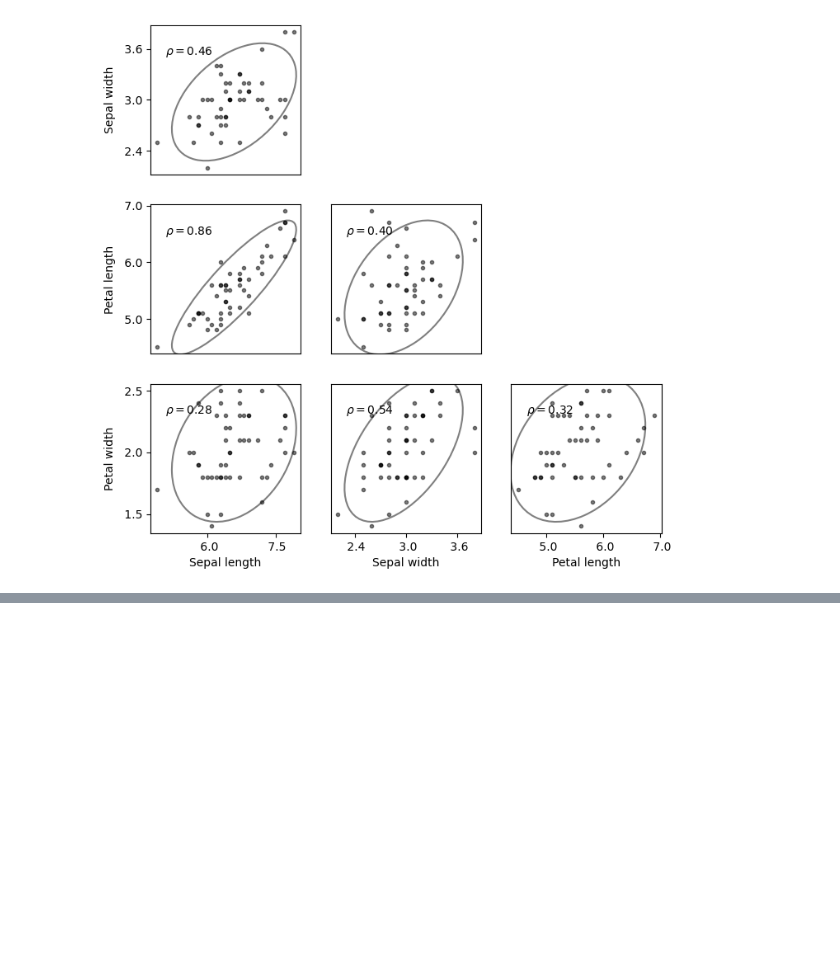
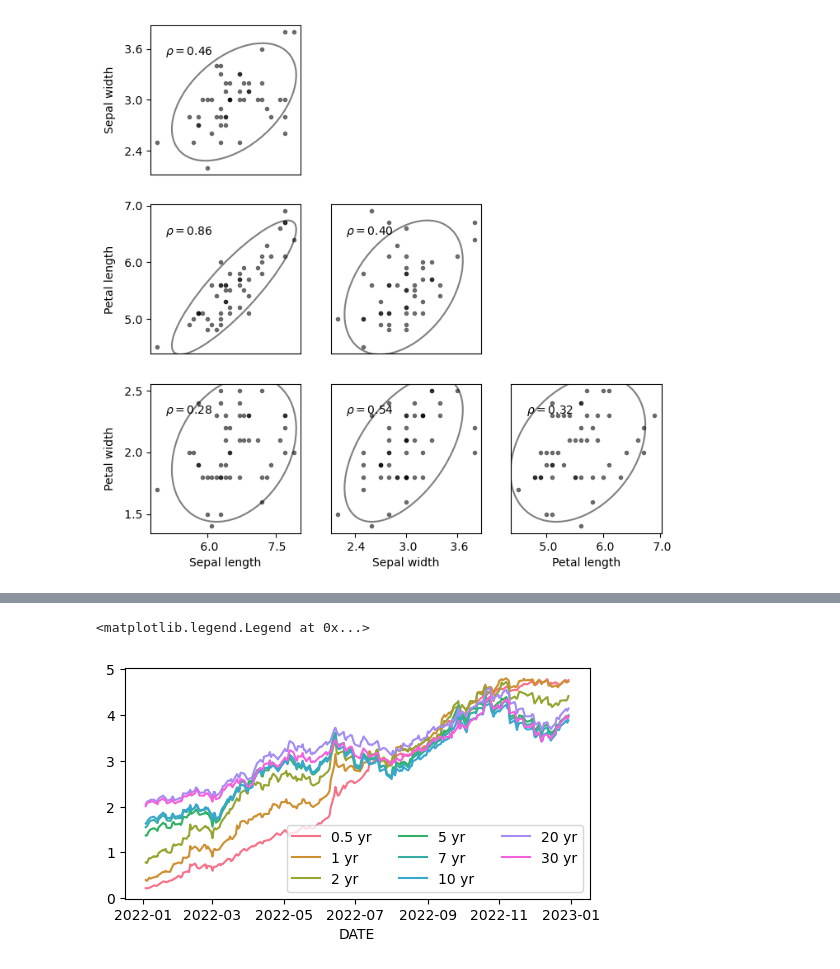
Before and after one commit to Arch-jyh/iris_books, a Jupyter notebook: book1/27/exersice.ipynb, the cells around one changed output, grey strips where cells are left out. Cells and saved outputs as stored; diff of their text form; code cells hidden in the pictures; blank space fills up the shorter version.

```diff
--- a/book1/27/exersice.ipynb
+++ b/book1/27/exersice.ipynb
@@ -114,0 +125,34 @@ ax.set_xlim(0,10);ax.set_ylim(-2,8)
+# %%
+df = pdr.data.DataReader(['DGS6MO','DGS1',
+                          'DGS2','DGS5',
+                          'DGS7','DGS10',
+                          'DGS20','DGS30'],
+                         #从FRED抓取数据
+                         data_source = 'fred',
+                         start = '01-01-2022',
+                         end = '12-31-2022')
+#去除nan值
+df = df.dropna()
+# %%
+#修改数据帧列标签
+df = df.rename(columns={'DGS6MO':'0.5 yr',
+                        'DGS1':'1 yr',
+                        'DGS2':'2 yr',
+                        'DGS5':'5 yr',
+                        'DGS7':'7 yr',
+                        'DGS10':'10 yr',
+                        'DGS20':'20 yr',
+                        'DGS30':'30 yr'})
+# %%
+#绘制走势
+fig,ax = plt.subplots(figsize = (6,3))
+#绘图数据内容的线条样式,颜色   控制线条
+sns.lineplot(df,markers = False,dashes=False,#绘制实线
+             #配置线条颜色方案
+            palette = 'husl',ax=ax)
+#调整整个图表的外观,图例,坐标轴等  控制图框
+#绘制图例,放在左下角,排成3列
+ax.legend(loc = 'lower right',ncol=3)
+# %% [output]
+<matplotlib.legend.Legend at 0x...>
+[figure, added]
```
Also changed, not shown: parts of 40 cells of this notebook, 4 other files.
